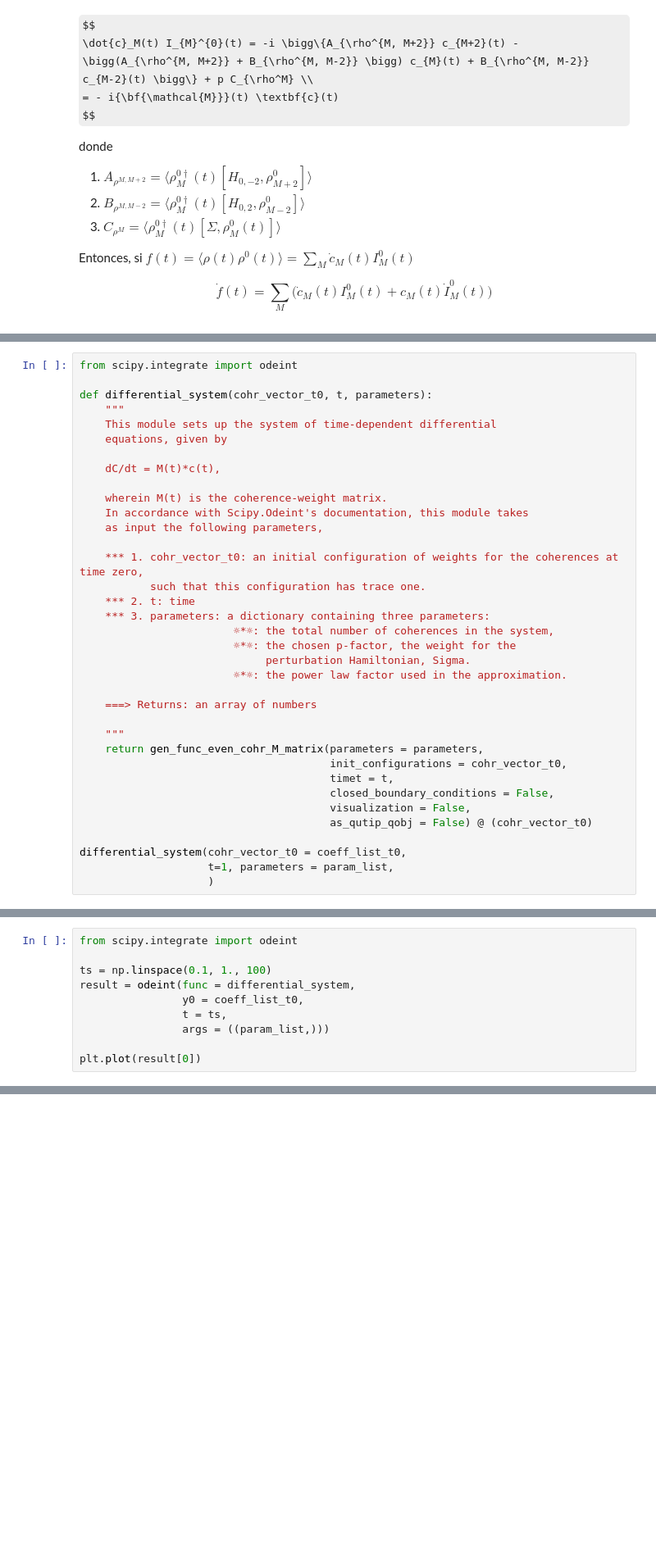
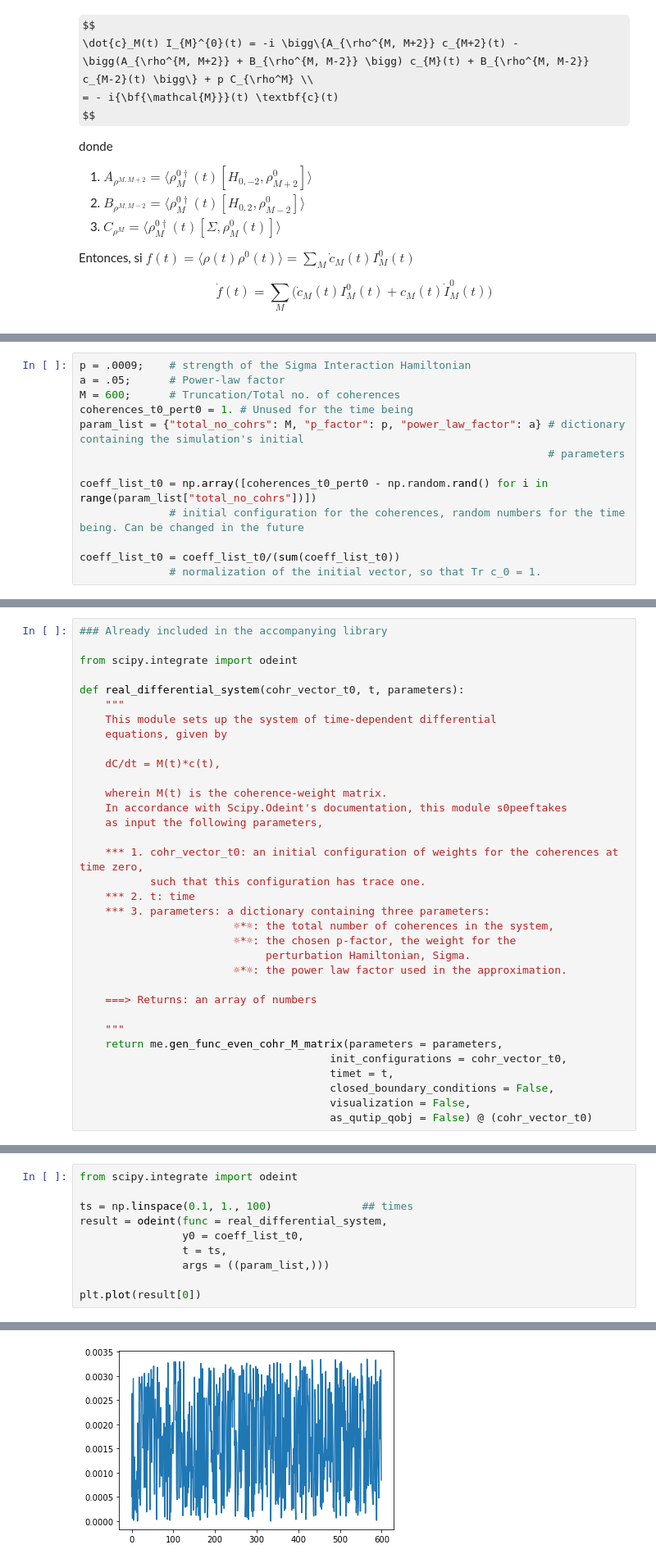
Before and after one commit to licTomasPerez/RMN-Max_Ent, a Jupyter notebook: RMN_markov_eq.ipynb, the cells around one changed output, grey strips where cells are left out. Shown: that part at 82% size. Cells and saved outputs as stored; diff of their text form; some formulas as TeX source; blank space fills up the shorter version.

```diff
--- a/RMN_markov_eq.ipynb
+++ b/RMN_markov_eq.ipynb
@@ -64,0 +59,13 @@ M_tensor_f= np.array(me.gen_func_even_cohr_M_matrix(param_list, coeff_list_t0, 1
+# %%
+p = .0009;    # strength of the Sigma Interaction Hamiltonian
+a = .05;      # Power-law factor
+M = 600;      # Truncation/Total no. of coherences
+coherences_t0_pert0 = 1. # Unused for the time being
+param_list = {"total_no_cohrs": M, "p_factor": p, "power_law_factor": a} # dictionary containing the simulation's initial
+                                                                         # parameters
+
+coeff_list_t0 = np.array([coherences_t0_pert0 - np.random.rand() for i in range(param_list["total_no_cohrs"])])
+              # initial configuration for the coherences, random numbers for the time being. Can be changed in the future
+
+coeff_list_t0 = coeff_list_t0/(sum(coeff_list_t0))
+              # normalization of the initial vector, so that Tr c_0 = 1.
@@ -65,7 +82,9 @@ M_tensor_f= np.array(me.gen_func_even_cohr_M_matrix(param_list, coeff_list_t0, 1
 # %%
+### Already included in the accompanying library
+
 from scipy.integrate import odeint
 
-def differential_system(cohr_vector_t0, t, parameters):
+def real_differential_system(cohr_vector_t0, t, parameters):
     """
     This module sets up the system of time-dependent differential
     equations, given by
@@ -73,7 +92,7 @@ def differential_system(cohr_vector_t0, t, parameters):
     dC/dt = M(t)*c(t),
 
     wherein M(t) is the coherence-weight matrix.
-    In accordance with Scipy.Odeint's documentation, this module takes
+    In accordance with Scipy.Odeint's documentation, this module s0peeftakes
     as input the following parameters,
 
     *** 1. cohr_vector_t0: an initial configuration of weights for the coherences at time zero,
@@ -88,13 +107,9 @@ def differential_system(cohr_vector_t0, t, parameters):
     ===> Returns: an array of numbers
 
     """
-    return gen_func_even_cohr_M_matrix(parameters = parameters,
+    return me.gen_func_even_cohr_M_matrix(parameters = parameters,
                                        init_configurations = cohr_vector_t0,
                                        timet = t,
                                        closed_boundary_conditions = False,
                                        visualization = False,
                                        as_qutip_qobj = False) @ (cohr_vector_t0)
-
-differential_system(cohr_vector_t0 = coeff_list_t0,
-                    t=1, parameters = param_list,
-                    )
@@ -103,10 +124,11 @@ array([0.776, 0.21, 0.448, ..., 0.37, 0.242, 0.185])
 # %%
 from scipy.integrate import odeint
 
-ts = np.linspace(0.1, 1., 100)
-result = odeint(func = differential_system,
+ts = np.linspace(0.1, 1., 100)              ## times
+result = odeint(func = real_differential_system,
                 y0 = coeff_list_t0,
                 t = ts,
                 args = ((param_list,)))
 
 plt.plot(result[0])
+# %% [output]
@@ -112,0 +136 @@ plt.plot(result[0])
+[figure, added]
```
Also changed, not shown: parts of 18 cells of this notebook.
